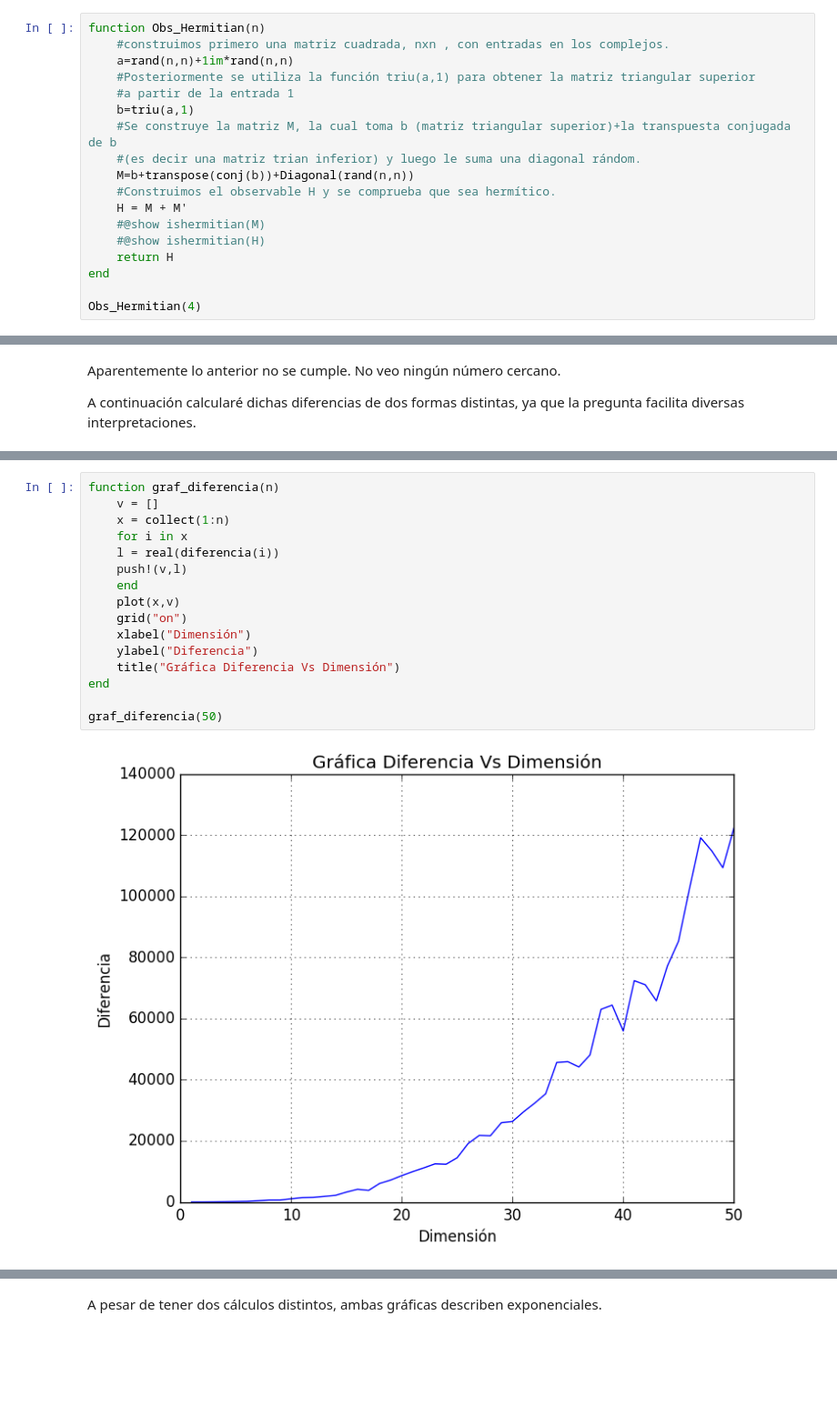
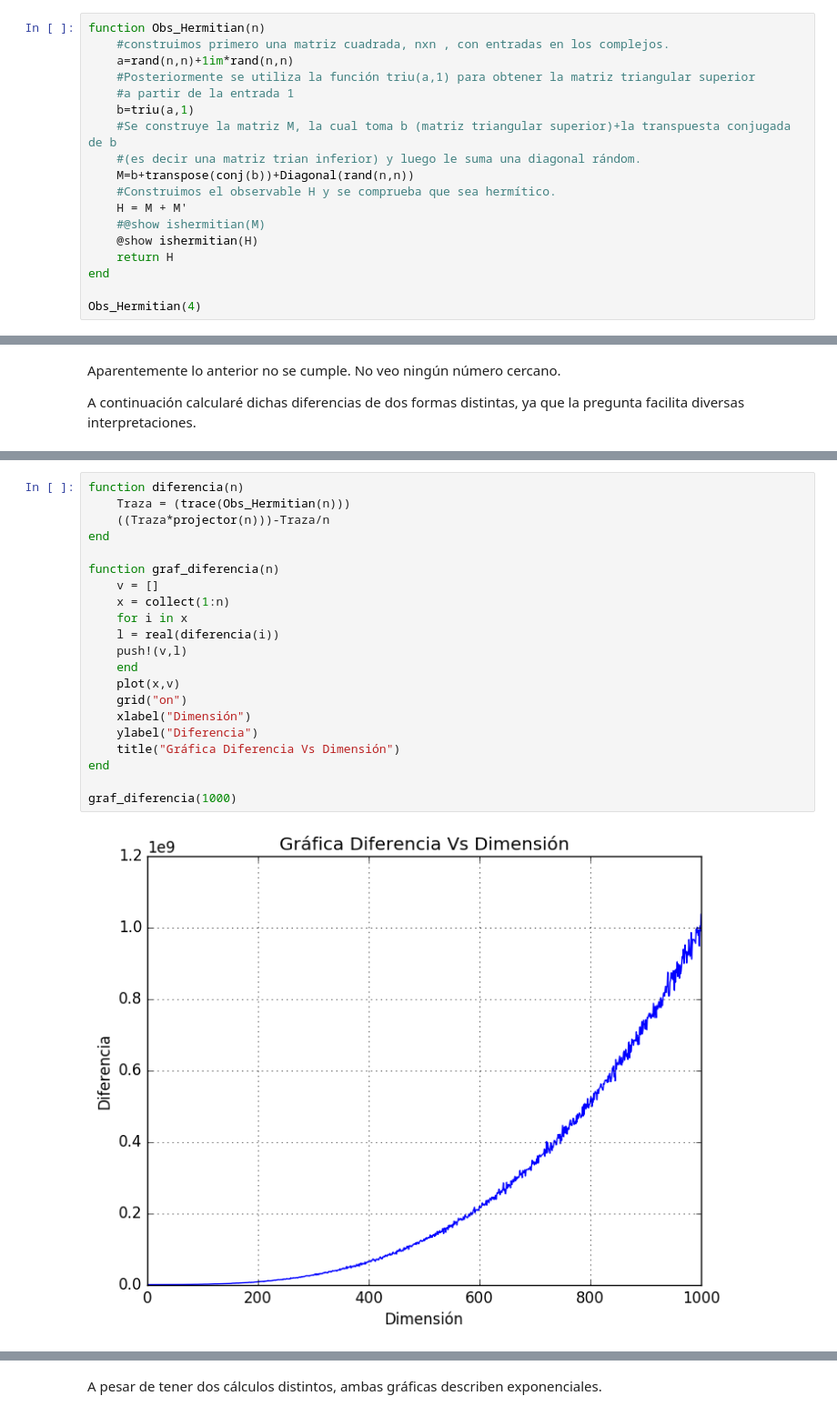
Before and after one commit to nicolasdiazn/Documentos, a Jupyter notebook: T4_NicolasDiazNaufal.ipynb, the cells around one changed output, grey strips where cells are left out. Shown at 91% size. Drawn from its saved outputs; the diff is of its cells as text; blank space fills up the shorter version.

```diff
--- a/T4_NicolasDiazNaufal.ipynb
+++ b/T4_NicolasDiazNaufal.ipynb
@@ -221,7 +215,7 @@ function Obs_Hermitian(n)
     #Construimos el observable H y se comprueba que sea hermítico.
     H = M + M'
     #@show ishermitian(M)
-    #@show ishermitian(H)
+    @show ishermitian(H)
     return H
 end
 
@@ -301,18 +316,23 @@ diferencia (generic function with 1 method)
 # %%
+function diferencia(n)
+    Traza = (trace(Obs_Hermitian(n)))
+    ((Traza*projector(n)))-Traza/n
+end
+
 function graf_diferencia(n)
     v = []
     x = collect(1:n)
     for i in x
     l = real(diferencia(i))
     push!(v,l)
     end
     plot(x,v)
     grid("on")
     xlabel("Dimensión")
     ylabel("Diferencia")
     title("Gráfica Diferencia Vs Dimensión")
 end
 
-graf_diferencia(50)
+graf_diferencia(1000)
 # %% [output]
-[figure, old version]
+[figure, new version]
```
Also changed, not shown: parts of 9 cells of this notebook.
